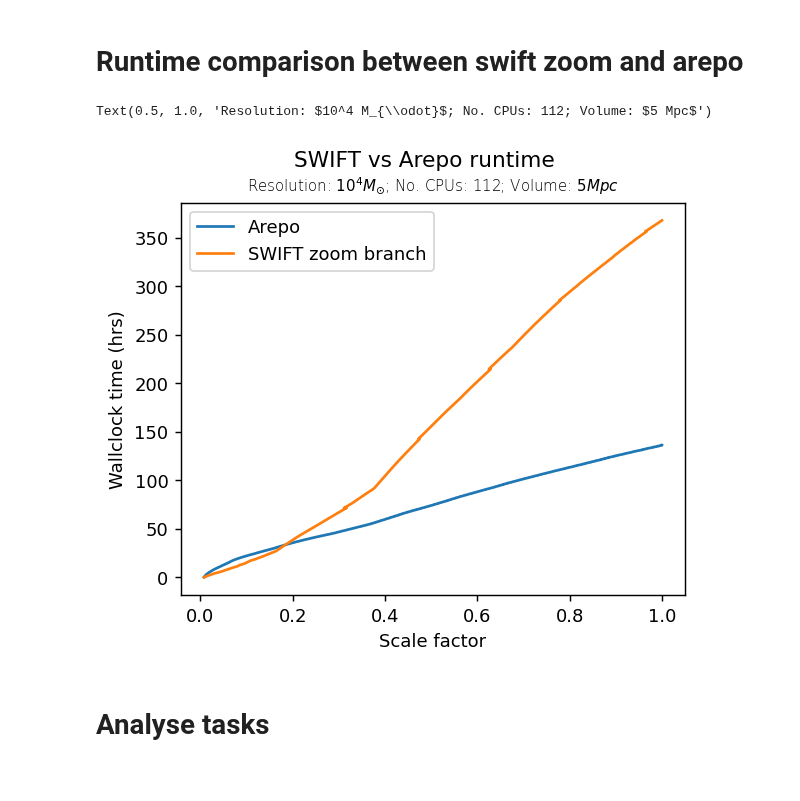
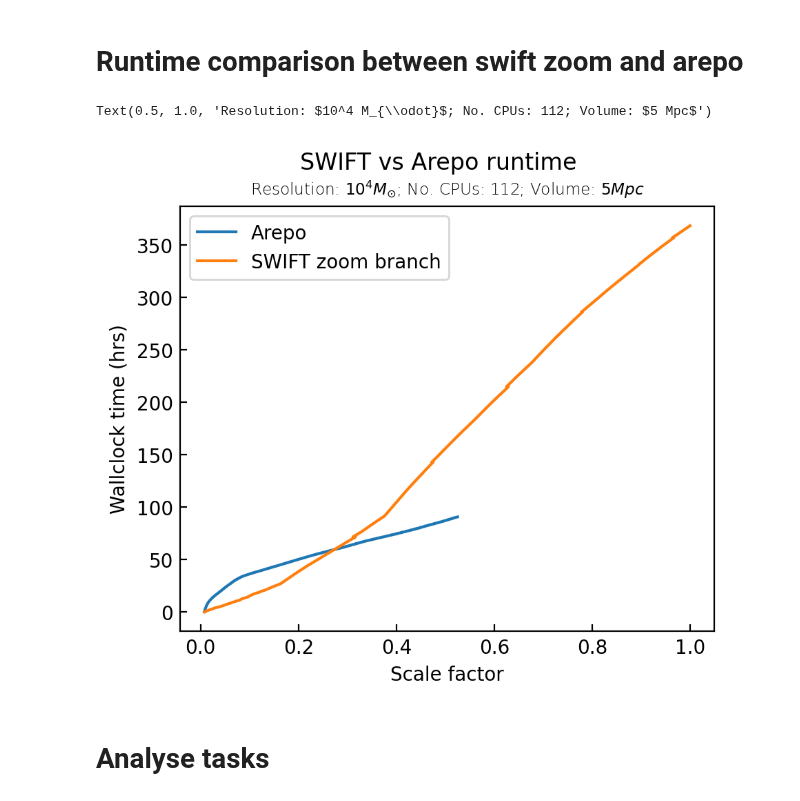
Before and after one commit to PK0207/scripts_by_me, a Jupyter notebook: cosmo_simulations/analyse_tasks.ipynb, the cells around one changed output. Cells and saved outputs as stored; diff of their text form; code cells hidden in the pictures.

```diff
--- a/cosmo_simulations/analyse_tasks.ipynb
+++ b/cosmo_simulations/analyse_tasks.ipynb
@@ -9,3 +10,17 @@ import re
+# %%
+import seaborn as sns
+from matplotlib import cycler
+import matplotlib as mpl
+#clrs = sns.color_palette("Spectral", as_cmap=True)
+#colors = cycler('color', list(clrs.as_hex()))
+#mpl.rcParams['font.family'] = ['serif']
+#mpl.rcParams['font.serif'] = ['Times New Roman']
+
+plt.rc('axes', axisbelow=True,
+       grid=False)#, prop_cycle=colors)
+plt.rc('xtick', direction='in')
+plt.rc('ytick', direction='in')
+#plt.rc('font', **font)
 # %% [markdown]
 # Runtime comparison between swift zoom and arepo
 # %%
@@ -15,30 +30,27 @@ def get_timesteps(timesteps_file):
 
     a = f[:,0] # Scale-factor
     t = f[:,1] #* ms # Wallclock time
-    #t = np.cumsum(t).to(hour)
     return a, t
 
-#filename = "/cosma7/data/dp004/dc-kott1/swift-zoom_single-node_vol03_lp1/timesteps_112.txt"
 filename = "/cosma7/data/dp004/dc-kott1/swift/vol03_lp1_results/timesteps_112.txt"
 a, swift_t_base = get_timesteps(filename)
 swift_t = swift_t_base * ms
 swift_t = np.cumsum(swift_t).to(hour)
 #arepo
-#arepo_df = pd.read_csv("/cosma7/data/dp004/dc-kott1/arepo_results/vol03_lp1_512mesh/output/wallclock.txt", delimiter='\t', index_col = 0)
-arepo_df = pd.read_csv("/cosma7/data/dp004/dc-kott1/arepo_results/vol03_lp1/output/wallclock.txt", delimiter='\t', index_col = 0)
+arepo_df = pd.read_csv("/cosma7/data/dp004/dc-kott1/arepo_results/vol03_lp1_512mesh/output/wallclock.txt", delimiter='\t', index_col = 0)
 arepo_t = arepo_df['Wallclock']/3600
 # %%
-plt.figure(dpi = 130, figsize=(5,4))
+plt.figure(dpi = 200, figsize=(5,4))
 plt.plot(arepo_df['Time'], arepo_t, label='Arepo')
 plt.plot(a, swift_t, label = 'SWIFT zoom branch')
 plt.ylabel('Wallclock time (hrs)')
 plt.xlabel('Scale factor')
 plt.legend()
 plt.suptitle('SWIFT vs Arepo runtime')
 plt.title(r'Resolution: $10^4 M_{\odot}$; No. CPUs: 112; Volume: $5 Mpc$', fontsize='small', fontweight='light')
 # %% [output]
 Text(0.5, 1.0, 'Resolution: $10^4 M_{\\odot}$; No. CPUs: 112; Volume: $5 Mpc$')
-[figure, old version]
+[figure, new version]
 # %% [markdown]
 # Analyse tasks
 # %% [markdown]
```
Also changed, not shown: parts of 12 cells of this notebook, 3 other files.
